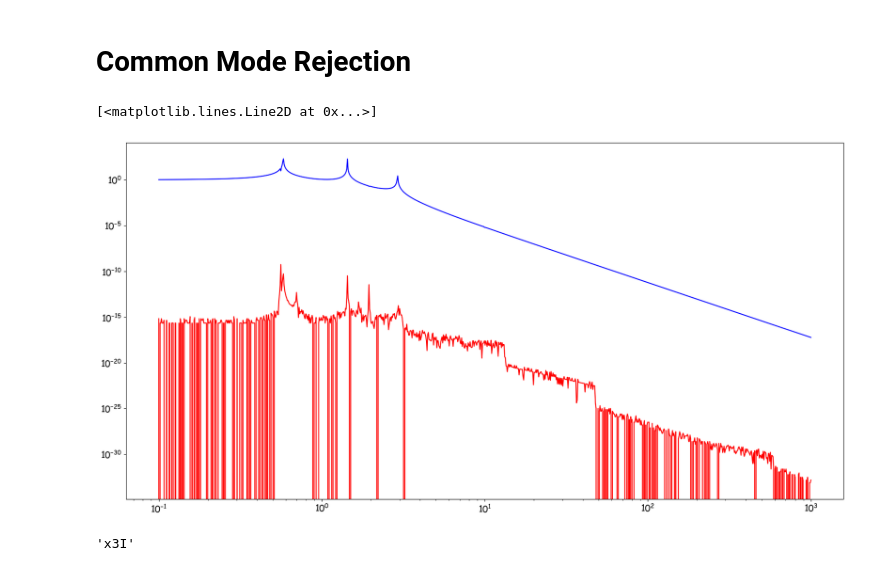
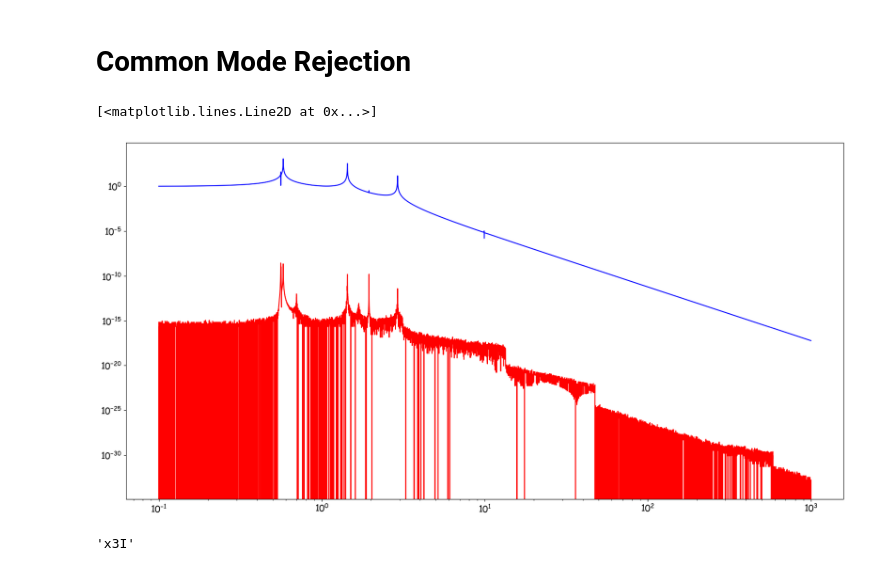
Before and after one commit to Cosmos1998/CommonPlatformTriple_4B4W_2x4B4W4W, a Jupyter notebook: CommonPlatformTriple_4B4W_2x4B4W4WNumPyWrapperTest.ipynb, the cells around one changed output. Saved outputs shown, nothing was run; the diff lists cells and outputs as text; code cells hidden in the pictures.

```diff
--- a/CommonPlatformTriple_4B4W_2x4B4W4WNumPyWrapperTest.ipynb
+++ b/CommonPlatformTriple_4B4W_2x4B4W4WNumPyWrapperTest.ipynb
@@ -516,21 +516,22 @@ mode_forest(modes1, fig, ax)
 # %%
 tf_plat_optI = tpmodel.trimio(pend1,["x00"],["x3I"])
 
 tf_plat_optE = tpmodel.trimio(pend1,["x00"],["x3E"])
 
+omega = np.logspace(np.log10(2 * pi * 0.1), np.log10(2 * pi * 1000), num=9000)
 
 
-mag_diff, _, omega = ct.frequency_response(tf_plat_optI-tf_plat_optE,omega_limits=[2*pi*0.1,2*pi*1000], Hz = False)
-mag_optE, _, omega = ct.frequency_response(tf_plat_optE,omega_limits=[2*pi*0.1,2*pi*1000], Hz = False)
+mag_diff, _, omega = ct.frequency_response(tf_plat_optI-tf_plat_optE,omega, Hz = False)
+mag_optE, _, omega = ct.frequency_response(tf_plat_optE,omega, Hz = False)
 freq = np.array(omega)/(2*np.pi)
 fig,ax= plt.subplots(figsize = (20,10))
 # 0.1 in the denominator corresponds to
 # ax.loglog(freq,MirrorLong_CryoVert*1e-6*np.sqrt(2),"-b", label="Length Noise due to vertical Cryocooler noise")
 ax.loglog(freq,mag_diff,"-r", label="Cav motion")
 ax.loglog(freq,mag_optE,"-b", label="End mass motion")
 # %% [output]
 [<matplotlib.lines.Line2D at 0x...>]
-[figure, old version]
+[figure, new version]
 # %%
 # %% [output]
 'x3I'
```
